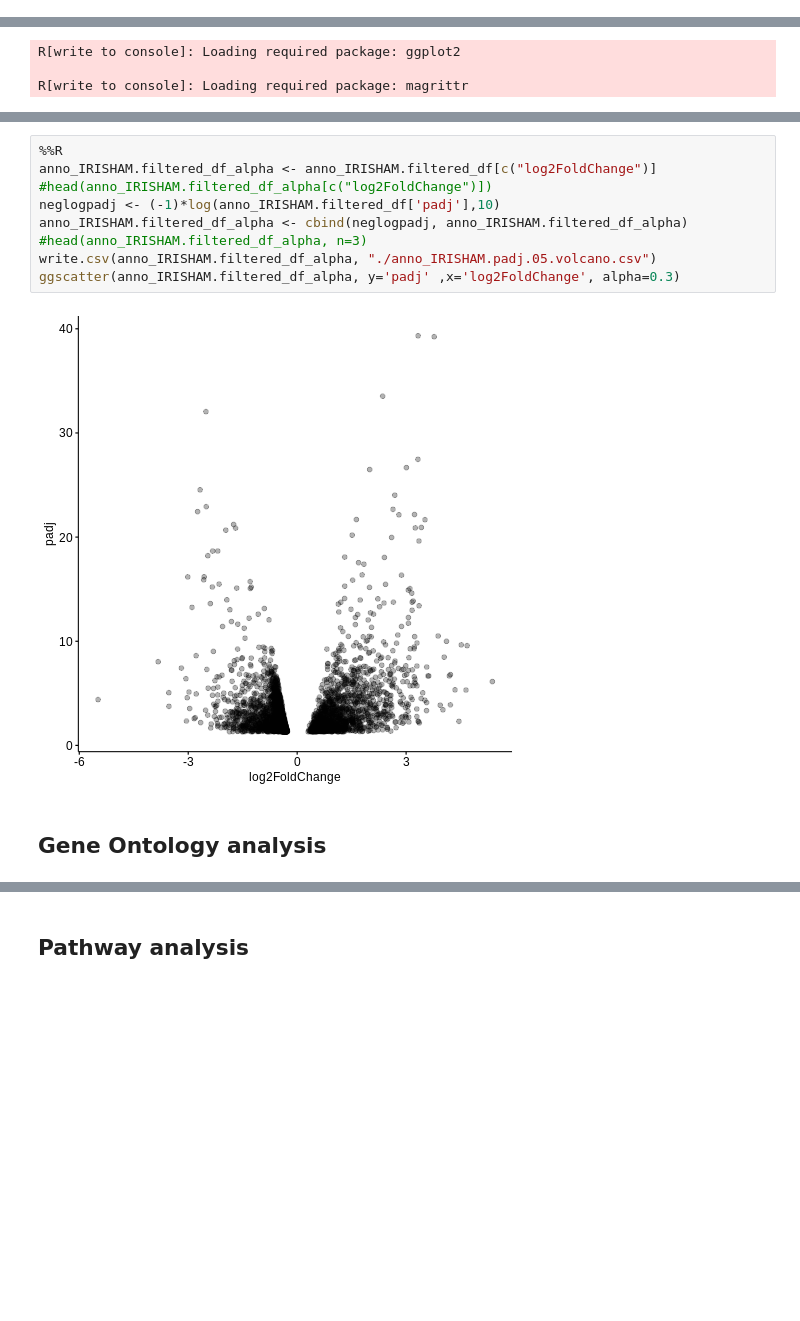
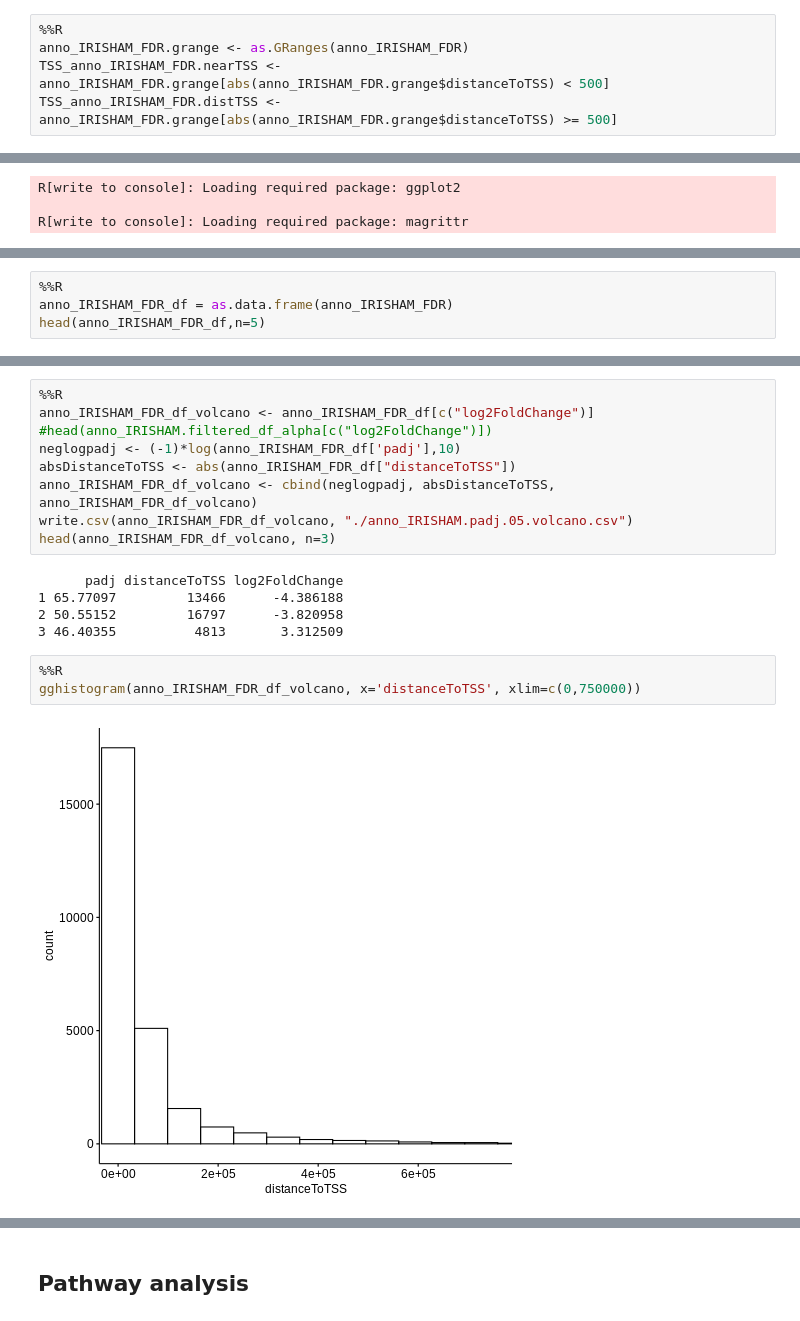
Before and after one commit to chizksh/ATAC-seq_analysis, a Jupyter notebook: peakFilterConsensus.ipynb, the cells around one changed output, grey strips where cells are left out. Drawn from its saved outputs; the diff is of its cells as text; blank space fills up the shorter version.

```diff
--- a/peakFilterConsensus.ipynb
+++ b/peakFilterConsensus.ipynb
@@ -1047,0 +1064,5 @@ plotDistToTSS(anno_IRISHAM_FDR)
+# %%
+%%R
+anno_IRISHAM_FDR.grange <- as.GRanges(anno_IRISHAM_FDR)
+TSS_anno_IRISHAM_FDR.nearTSS <- anno_IRISHAM_FDR.grange[abs(anno_IRISHAM_FDR.grange$distanceToTSS) < 500]
+TSS_anno_IRISHAM_FDR.distTSS <- anno_IRISHAM_FDR.grange[abs(anno_IRISHAM_FDR.grange$distanceToTSS) >= 500]
@@ -1111,0 +1348,4 @@ gghistogram(anno_IRISHAM.filtered_df, x='log2FoldChange', bins=66)
+# %%
+%%R
+anno_IRISHAM_FDR_df = as.data.frame(anno_IRISHAM_FDR)
+head(anno_IRISHAM_FDR_df,n=5)
@@ -1112,13 +1370,19 @@ gghistogram(anno_IRISHAM.filtered_df, x='log2FoldChange', bins=66)
 # %%
 %%R
-anno_IRISHAM.filtered_df_alpha <- anno_IRISHAM.filtered_df[c("log2FoldChange")]
+anno_IRISHAM_FDR_df_volcano <- anno_IRISHAM_FDR_df[c("log2FoldChange")]
 #head(anno_IRISHAM.filtered_df_alpha[c("log2FoldChange")])
-neglogpadj <- (-1)*log(anno_IRISHAM.filtered_df['padj'],10)
-anno_IRISHAM.filtered_df_alpha <- cbind(neglogpadj, anno_IRISHAM.filtered_df_alpha)
-#head(anno_IRISHAM.filtered_df_alpha, n=3)
-write.csv(anno_IRISHAM.filtered_df_alpha, "./anno_IRISHAM.padj.05.volcano.csv")
-ggscatter(anno_IRISHAM.filtered_df_alpha, y='padj' ,x='log2FoldChange', alpha=0.3)
+neglogpadj <- (-1)*log(anno_IRISHAM_FDR_df['padj'],10)
+absDistanceToTSS <- abs(anno_IRISHAM_FDR_df["distanceToTSS"])
+anno_IRISHAM_FDR_df_volcano <- cbind(neglogpadj, absDistanceToTSS, anno_IRISHAM_FDR_df_volcano)
+write.csv(anno_IRISHAM_FDR_df_volcano, "./anno_IRISHAM.padj.05.volcano.csv")
+head(anno_IRISHAM_FDR_df_volcano, n=3)
 # %% [output]
-[figure, removed]
+      padj distanceToTSS log2FoldChange
+1 65.77097         13466      -4.386188
+2 50.55152         16797      -3.820958
+3 46.40355          4813       3.312509
-# %% [markdown]
-## Gene Ontology analysis
+# %%
+%%R
+gghistogram(anno_IRISHAM_FDR_df_volcano, x='distanceToTSS', xlim=c(0,750000))
+# %% [output]
+[figure, added]
```
Also changed, not shown: parts of 61 cells of this notebook.
